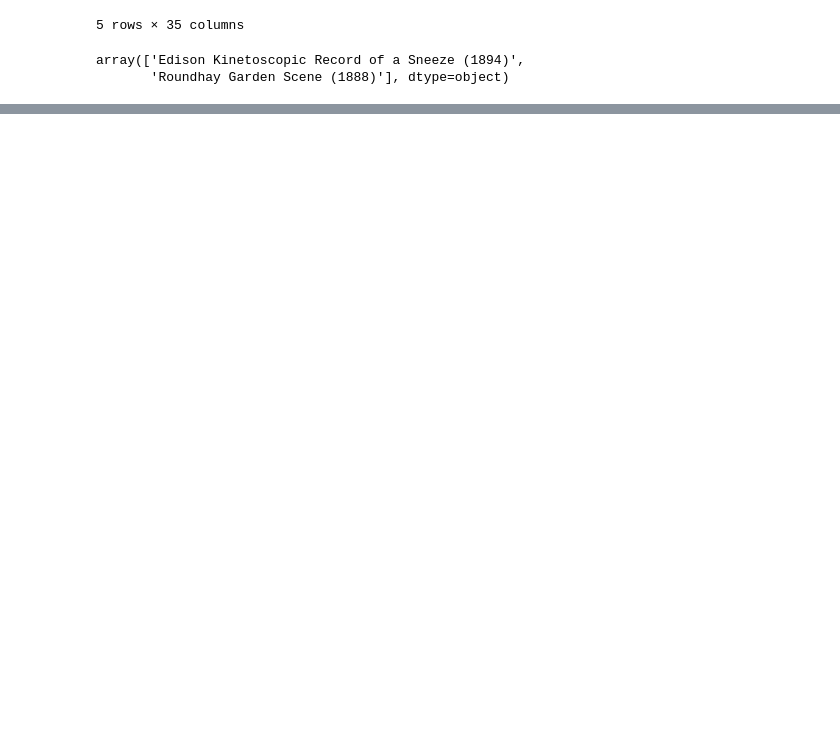
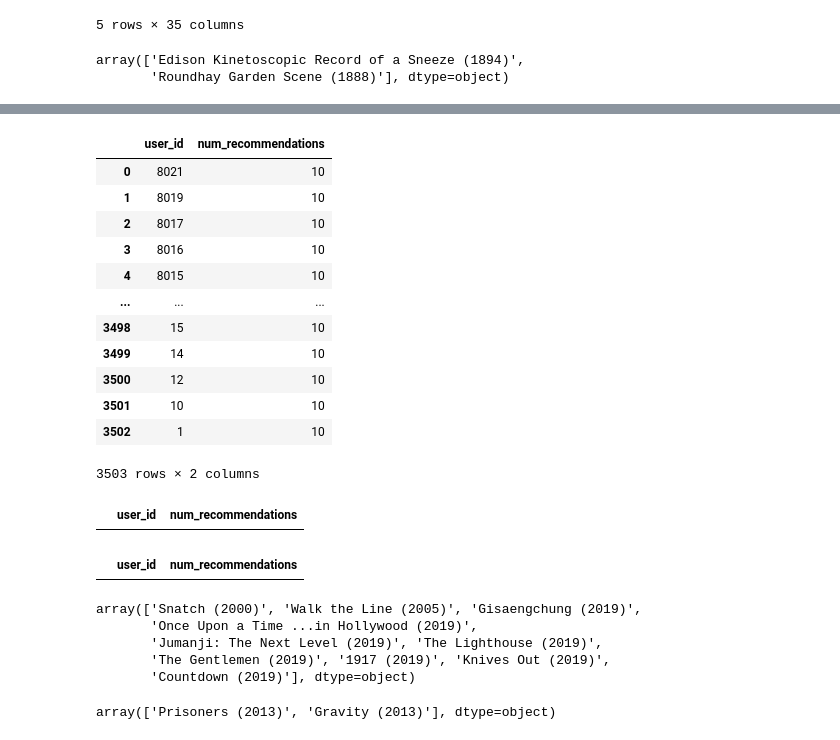
Before and after one commit to vpontello/DataScience_Nanodegree, a Jupyter notebook: 04_Experimental_Design_and_Recommendations/06_Recommendation_Engines/05_exercise_content_based/05_exercise_content_based.ipynb, the cells around one changed output, grey strips where cells are left out. Drawn from its saved outputs; the diff is of its cells as text; code cells hidden in the pictures; blank space fills up the shorter version.

Commit message:
v2 contant based recommendations

```diff
--- a/04_Experimental_Design_and_Recommendations/06_Recommendation_Engines/05_exercise_content_based/05_exercise_content_based.ipynb
+++ b/04_Experimental_Design_and_Recommendations/06_Recommendation_Engines/05_exercise_content_based/05_exercise_content_based.ipynb
@@ -254,7 +254,15 @@ def make_recs():
     users = rankings.index.unique()
     for user in users:
         movie_ids = np.array(rankings.loc[user][['movie_id']])
-        recs[user]= find_similar_movies(movie_ids[0])
+        for i in range(len(movie_ids)):
+            try:
+                if find_similar_movies(movie_ids[i]) is not None:
+                    recs[user] = find_similar_movies(movie_ids[i])
+                    break
+                else:
+                    pass
+            except:
+                pass
 
     return recs
 # %%
@@ -281,0 +276,26 @@ recs
+# %%
+rec_number = {user:len(rec) for user, rec in recs.items()}
+rec_num = {}
+rec_num['user_id'] = rec_number.keys()
+rec_num['num_recommendations'] = rec_number.values()
+rec_num2 = pd.DataFrame(rec_num)
+# %%
+rec_num2
+# %% [output]
+|  | user_id | num_recommendations |
+| 0 | 8021 | 10 |
+| 1 | 8019 | 10 |
+| 2 | 8017 | 10 |
+| 3 | 8016 | 10 |
+| 4 | 8015 | 10 |
+| ... | ... | ... |
+| 3498 | 15 | 10 |
+| 3499 | 14 | 10 |
+| 3500 | 12 | 10 |
+| 3501 | 10 | 10 |
+| 3502 | 1 | 10 |
+3503 rows × 2 columns
+# %%
+rec_num2[rec_num2['num_recommendations']<10]
+# %% [output]
+|  | user_id | num_recommendations |
@@ -281,0 +308,4 @@ recs
+# %%
+rec_num1[rec_num1['num_recommendations']<10]
+# %% [output]
+|  | user_id | num_recommendations |
@@ -281,0 +317,28 @@ recs
+# %%
+np.array(movies['movie'][np.isin(movies['movie_id'],movie_ids)])
+# %% [output]
+array(['Snatch (2000)', 'Walk the Line (2005)', 'Gisaengchung (2019)',
+       'Once Upon a Time ...in Hollywood (2019)',
+       'Jumanji: The Next Level (2019)', 'The Lighthouse (2019)',
+       'The Gentlemen (2019)', '1917 (2019)', 'Knives Out (2019)',
+       'Countdown (2019)'], dtype=object)
+# %%
+# Closer look at individual user characteristics
+user_items = reviews[['user_id', 'movie_id', 'rating']]
+user_by_movie = user_items.groupby(['user_id', 'movie_id'])['rating'].max().unstack()
+
+def movies_watched(user_id):
+    '''
+    INPUT:
+    user_id - the user_id of an individual as int
+    OUTPUT:
+    movies - an array of movies the user has watched
+    '''
+    movie_ids = user_by_movie.loc[user_id].dropna().index
+    movie_names = np.array(movies['movie'][np.isin(movies['movie_id'],movie_ids)])
+
+    return movie_names
+
+movies_watched(189)
+# %% [output]
+array(['Prisoners (2013)', 'Gravity (2013)'], dtype=object)
```
Also changed, not shown: parts of 11 cells of this notebook.
